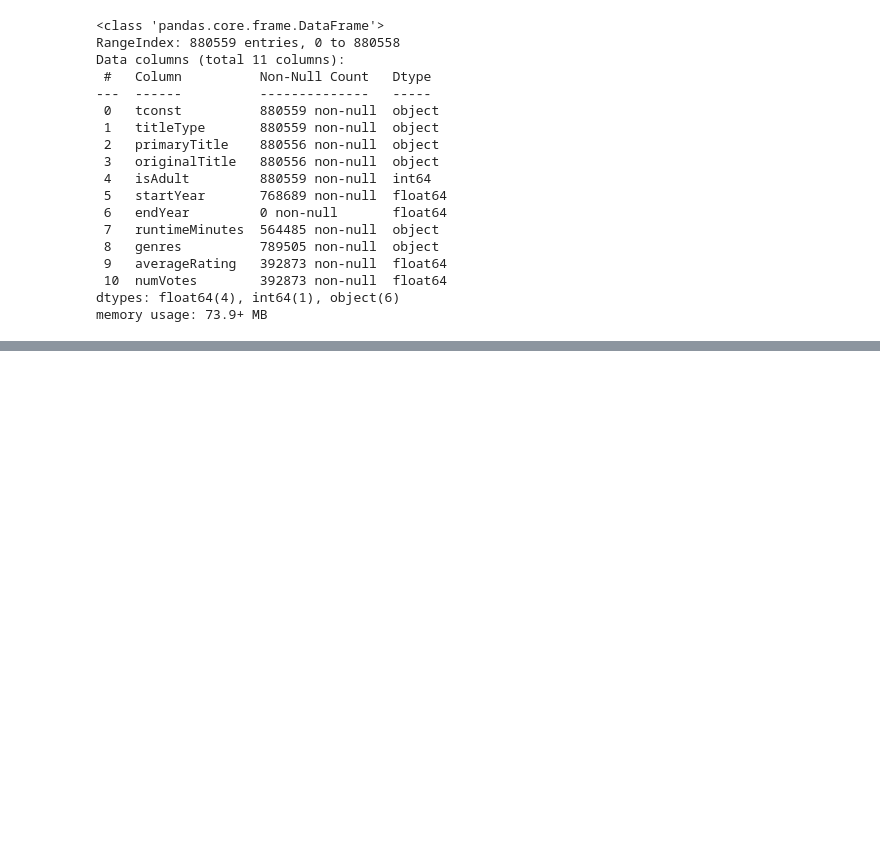
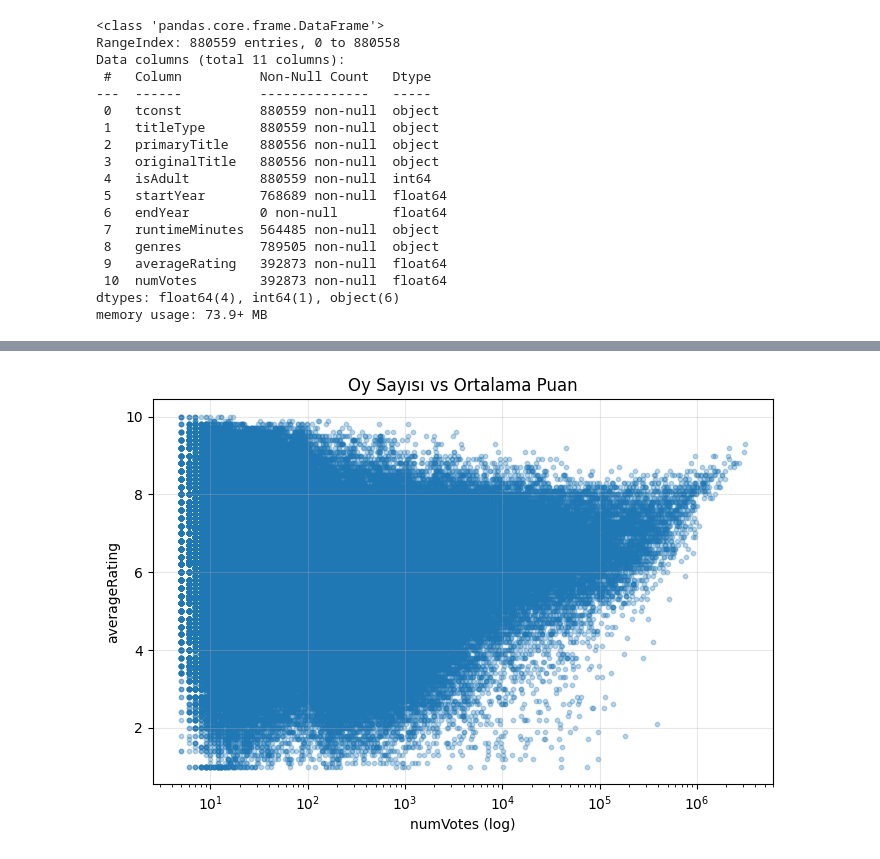
Before and after one commit to fsezgin/jellyfin-movie-recommender, a Jupyter notebook: notebooks/populariy-based.ipynb, the cells around one changed output, grey strips where cells are left out. Saved outputs shown, nothing was run; the diff lists cells and outputs as text; code cells hidden in the pictures; blank space fills up the shorter version.

```diff
--- a/notebooks/populariy-based.ipynb
+++ b/notebooks/populariy-based.ipynb
@@ -138,0 +153,16 @@ KeyError: 'averageRating'
+# %%
+plt.figure(figsize=(8,5))
+plt.scatter(
+    movies_with_ratings["numVotes"],
+    movies_with_ratings["averageRating"],
+    alpha=0.3,
+    s=10
+)
+plt.xscale("log")
+plt.title("Oy Sayısı vs Ortalama Puan")
+plt.xlabel("numVotes (log)")
+plt.ylabel("averageRating")
+plt.grid(alpha=0.3)
+plt.show()
+# %% [output]
+[figure, added]
```
Also changed, not shown: parts of 28 cells of this notebook, 5 other files.
